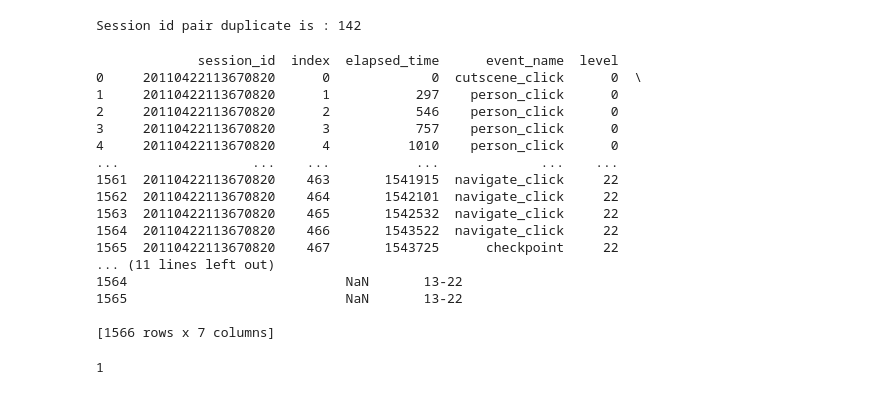
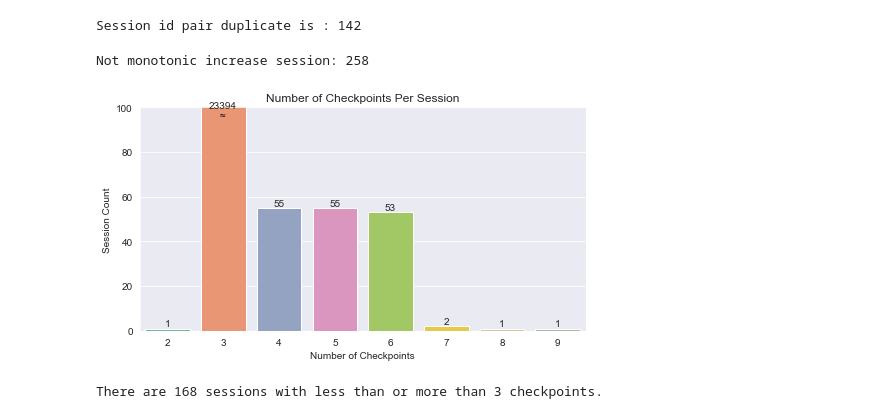
Before and after one commit to sitsawek/predict_student_performance_from_game_play, a Jupyter notebook: predict-student-performance-from-game-play-EDA.ipynb, the cells around one changed output. Cells and saved outputs as stored; diff of their text form; code cells hidden in the pictures.

```diff
--- a/predict-student-performance-from-game-play-EDA.ipynb
+++ b/predict-student-performance-from-game-play-EDA.ipynb
@@ -4,6 +4,17 @@ import matplotlib.pyplot as plt
 import seaborn as sns
 import numpy as np
 pd.set_option('display.max_columns', 200)
+import warnings
+from collections import defaultdict
+from typing import Any, Dict, Optional, Union
+from tqdm import tqdm
+from matplotlib.axes import Axes
+
+warnings.simplefilter("ignore")
+sns.set_style("darkgrid")
+pd.options.display.max_rows = None
+pd.options.display.max_columns = None
+colors = sns.color_palette("Set2")
 # %%
 dtypes = {
     'session_id': 'category',
@@ -50,38 +61,37 @@ Session id pair duplicate is : 142
 # Reverse Index
 session_with_reversed_index = []
 for session_id, gp in eda_df.groupby('session_id', observed=True):
-    if not gp['index'].is_monotonic_decreasing:
+    if not gp['index'].is_monotonic_increasing:
         session_with_reversed_index.append(session_id)
 print(f'Not monotonic increase session: {len(session_with_reversed_index)}')
+# %% [output]
+Not monotonic increase session: 258
-# %%
-for i in eda_dup.groupby('session_id', observed=True):
-    print(i[1].reset_index(drop=True))
-    # print(i[1])
-    break
-# %% [output]
-             session_id  index  elapsed_time      event_name  level
-0     20110422113670820      0             0  cutscene_click      0  \
-1     20110422113670820      1           297    person_click      0
-2     20110422113670820      2           546    person_click      0
-3     20110422113670820      3           757    person_click      0
-4     20110422113670820      4          1010    person_click      0
-...                 ...    ...           ...             ...    ...
-1561  20110422113670820    463       1541915  navigate_click     22
-1562  20110422113670820    464       1542101  navigate_click     22
-1563  20110422113670820    465       1542532  navigate_click     22
-1564  20110422113670820    466       1543522  navigate_click     22
-1565  20110422113670820    467       1543725      checkpoint     22
-... (11 lines left out)
-1564                            NaN       13-22
-1565                            NaN       13-22
-
-[1566 rows x 7 columns]
+# %%
+n_ckpts_per_sess = eda_df.groupby(["session_id", "level_group"]).apply(lambda x: (x["event_name"] == "checkpoint").sum()).reset_index()
+n_ckpts_per_sess = n_ckpts_per_sess.pivot(index="session_id", columns="level_group", values=0)
+
+n_ckpts_per_sess["total"] = n_ckpts_per_sess["0-4"] + n_ckpts_per_sess["5-12"] + n_ckpts_per_sess["13-22"]
+n_ckpts_per_sess_val_cnt = n_ckpts_per_sess["total"].value_counts()
+
+fig, ax = plt.subplots(figsize=(7, 4))
+sns.barplot(x=n_ckpts_per_sess_val_cnt.index, y=n_ckpts_per_sess_val_cnt.values,
+            palette=colors, ax=ax)
+for container in ax.containers:
+    ax.bar_label(container)
+ax.set_title("Number of Checkpoints Per Session")
+ax.set_xlabel("Number of Checkpoints")
+ax.set_ylabel("Session Count")
+ax.set_ylim([0, 100])
+ax.text(0.98, 95, f"{n_ckpts_per_sess_val_cnt[n_ckpts_per_sess_val_cnt.index == 3].values[0]}\n≈", horizontalalignment="center")
+plt.tight_layout()
+# %% [output]
+[figure, added]
 # %%
 ckpt_valid_mask = (n_ckpts_per_sess["0-4"] == 1) & (n_ckpts_per_sess["5-12"] == 1) & (n_ckpts_per_sess["13-22"] == 1)
 sess_with_invalid_ckpt = n_ckpts_per_sess.loc[~ckpt_valid_mask].index.astype(int).tolist()
 print(f"There are {len(sess_with_invalid_ckpt)} sessions with less than or more than 3 checkpoints.")
 # %% [output]
-1
+There are 168 sessions with less than or more than 3 checkpoints.
 # %%
 6 % 5
 # %% [output]
```
